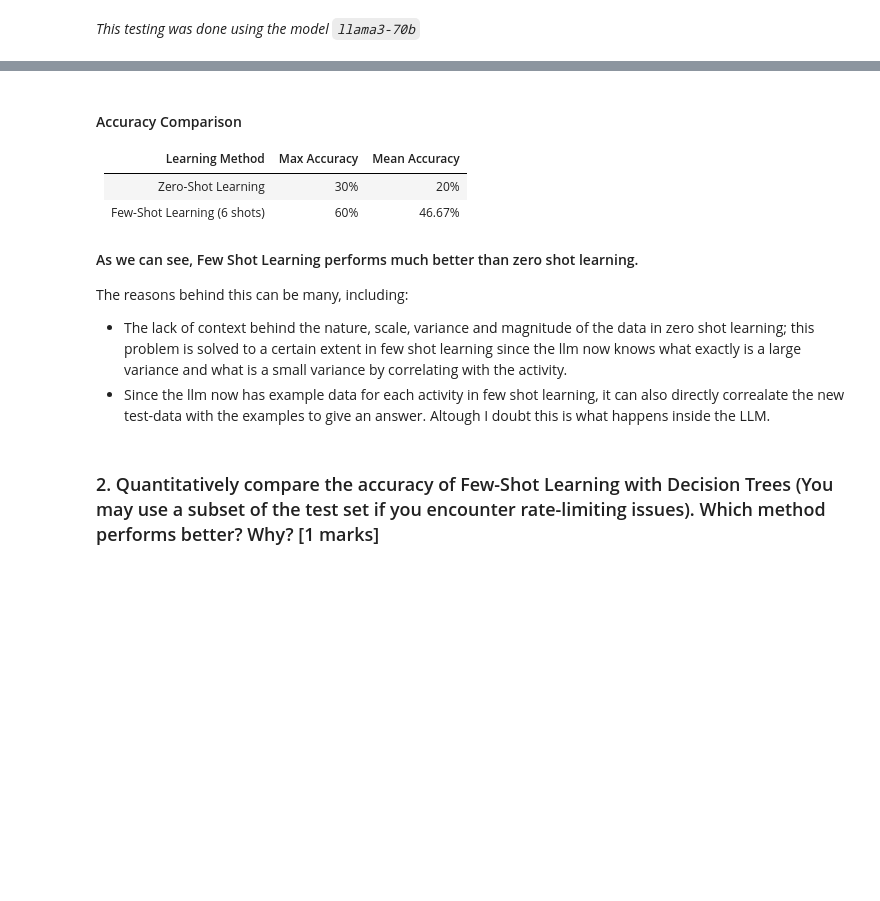
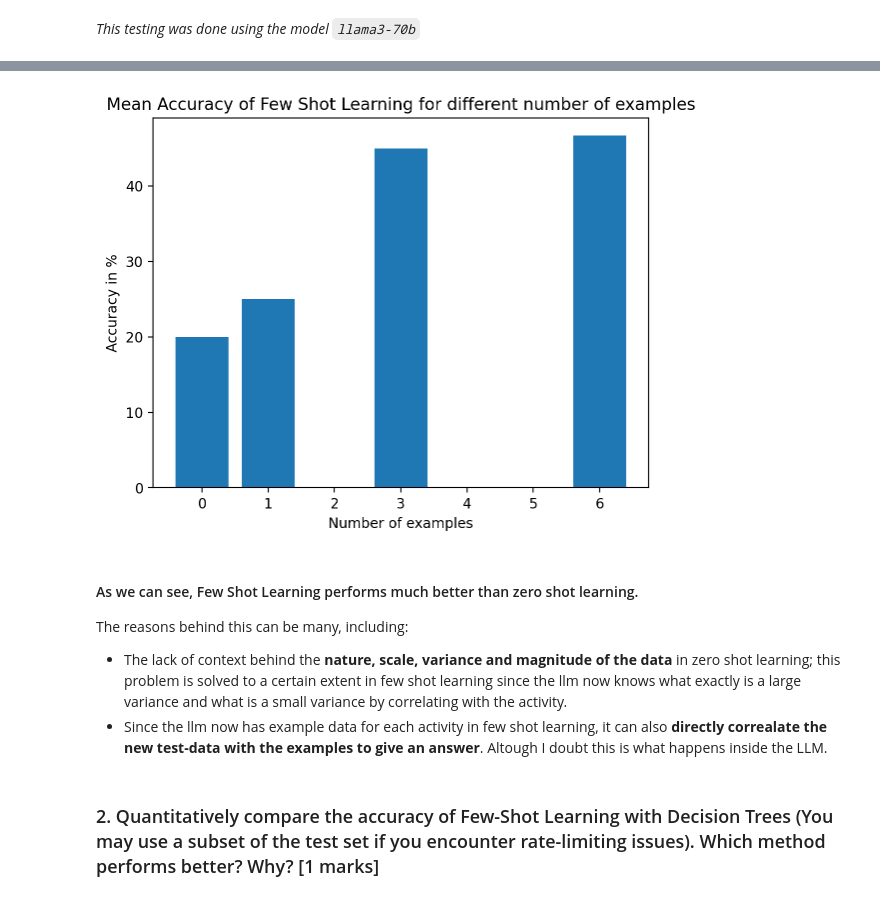
Before and after one commit to Reckadon/ES335-ML-Assignment-1, a Jupyter notebook: Task3.ipynb, the cells around one changed output, grey strips where cells are left out. Cells and saved outputs as stored; diff of their text form; code cells hidden in the pictures; blank space fills up the shorter version.

Commit message:
added result in Q1 for 1 shot and 3 shot learning as well

```diff
--- a/Task3.ipynb
+++ b/Task3.ipynb
@@ -361,14 +389,16 @@ _This testing was done using the model `llama3.1-70b`_
+# %%
+plt.bar([0, 1, 3, 6], [20, 25, 45, 46.67])
+plt.ylabel("Accuracy in %")
+plt.xlabel("Number of examples")
+plt.title("Mean Accuracy of Few Shot Learning for different number of examples")
+plt.show()
+# %% [output]
+[figure, added]
 # %% [markdown]
-#### Accuracy Comparison
-
-| Learning Method | Max Accuracy | Mean Accuracy |
-| --- | --- | --- |
-| Zero-Shot Learning | 30% | 20% |
-| Few-Shot Learning (6 shots) | 60% | 46.67% |
 
 #### As we can see, Few Shot Learning performs much better than zero shot learning.
 The reasons behind this can be many, including:
-- The lack of context behind the nature, scale, variance and magnitude of the data in zero shot learning; this problem is solved to a certain extent in few shot learning since the llm now knows what exactly is a large variance and what is a small variance by correlating with the activity.
-- Since the llm now has example data for each activity in few shot learning, it can also directly correalate the new test-data with the examples to give an answer. Altough I doubt this is what happens inside the LLM.
+- The lack of context behind the **nature, scale, variance and magnitude of the data** in zero shot learning; this problem is solved to a certain extent in few shot learning since the llm now knows what exactly is a large variance and what is a small variance by correlating with the activity.
+- Since the llm now has example data for each activity in few shot learning, it can also **directly correalate the new test-data with the examples to give an answer**. Altough I doubt this is what happens inside the LLM.
 # %% [markdown]
 ### 2. Quantitatively compare the accuracy of Few-Shot Learning with Decision Trees (You may use a subset of the test set if you encounter rate-limiting issues). Which method performs better? Why? [1 marks]
```
Also changed, not shown: parts of 11 cells of this notebook.
